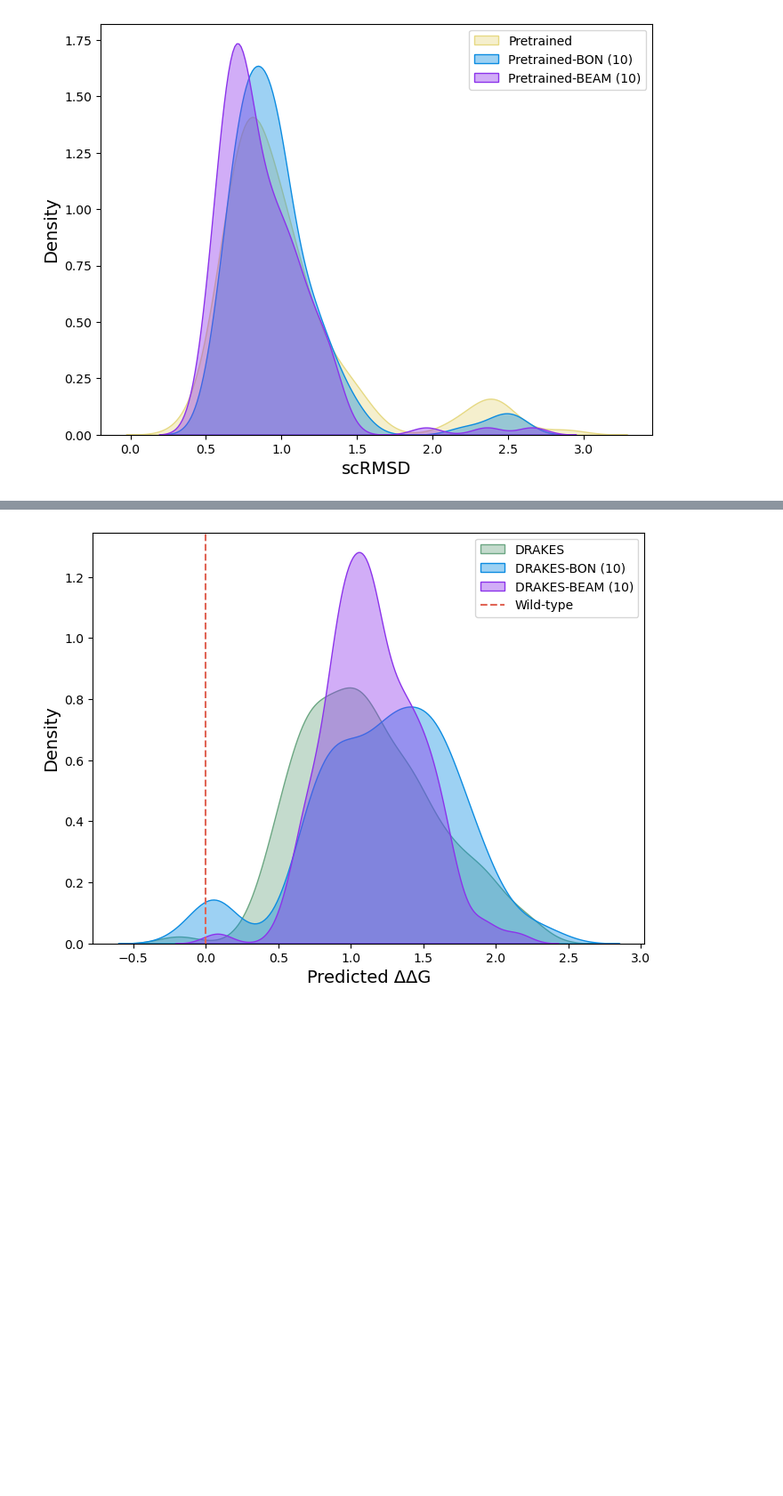
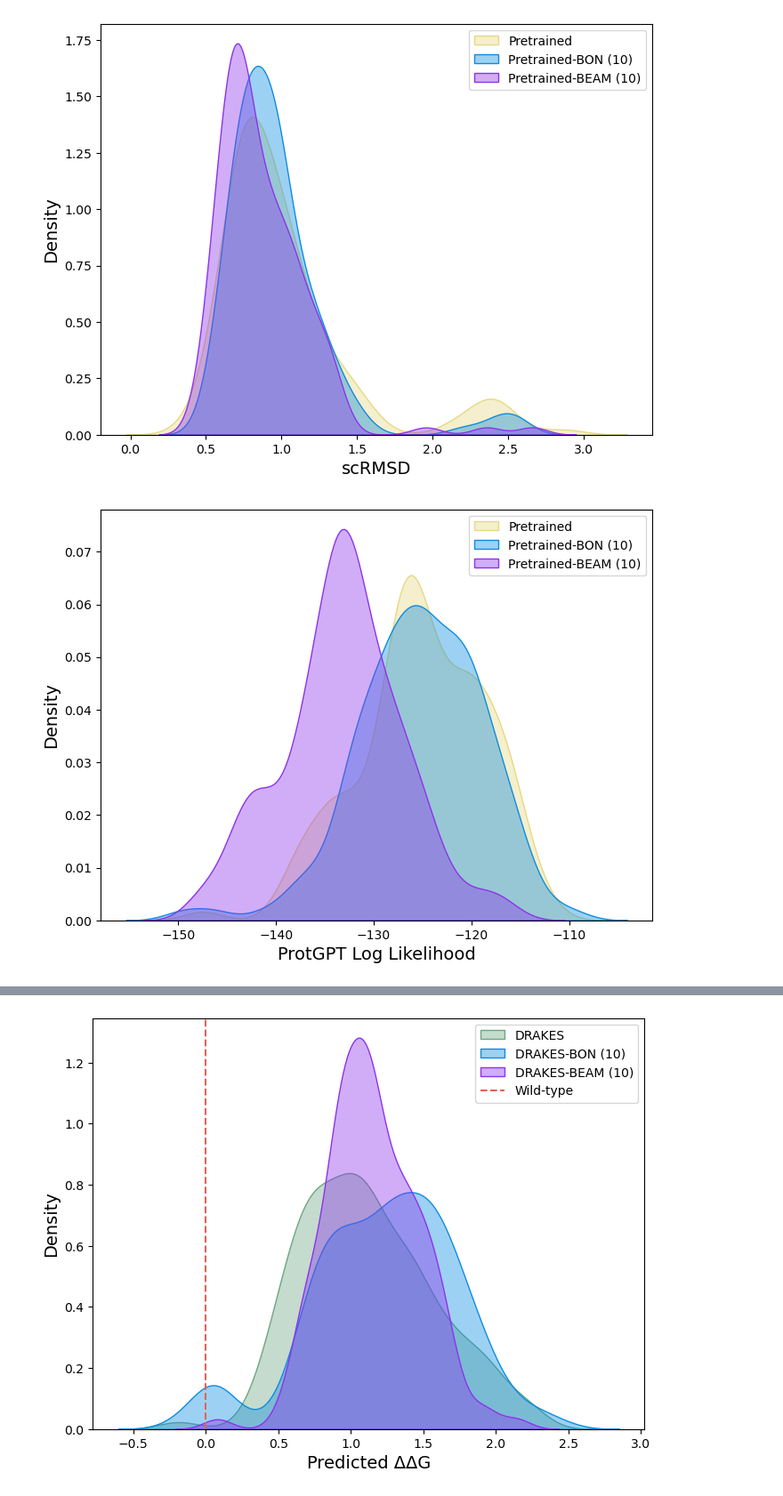
Before and after one commit to shainotshy1/BLISS_Experiments, a Jupyter notebook: DRAKES/analyze_new_distributions.ipynb, the cells around one changed output, grey strips where cells are left out. Shown at 89% size. Saved outputs shown, nothing was run; the diff lists cells and outputs as text; code cells hidden in the pictures; blank space fills up the shorter version.

```diff
--- a/DRAKES/analyze_new_distributions.ipynb
+++ b/DRAKES/analyze_new_distributions.ipynb
@@ -72,6 +80,10 @@ analyze_protein_gen_helper('7JJK', data, labels, colors, 'rewards_eval', y_label
 analyze_protein_gen_helper('7JJK', data, labels, colors, 'gen_true_bb_rmsd', y_label='scRMSD')
 # %% [output]
 [figure]
+# %%
+analyze_protein_gen_helper('7JJK', data, labels, colors, 'loglikelihood', y_label='ProtGPT Log Likelihood')
+# %% [output]
+[figure, added]
 # %%
 print("\n---DRAKES-BON 10---")
 bon_10_dist_new_fn = 'data/bon_data/distribution/original_new_10_0.5_0_results_merge_bon_10.csv'
```
Also changed, not shown: parts of 8 cells of this notebook, 12 other files.
